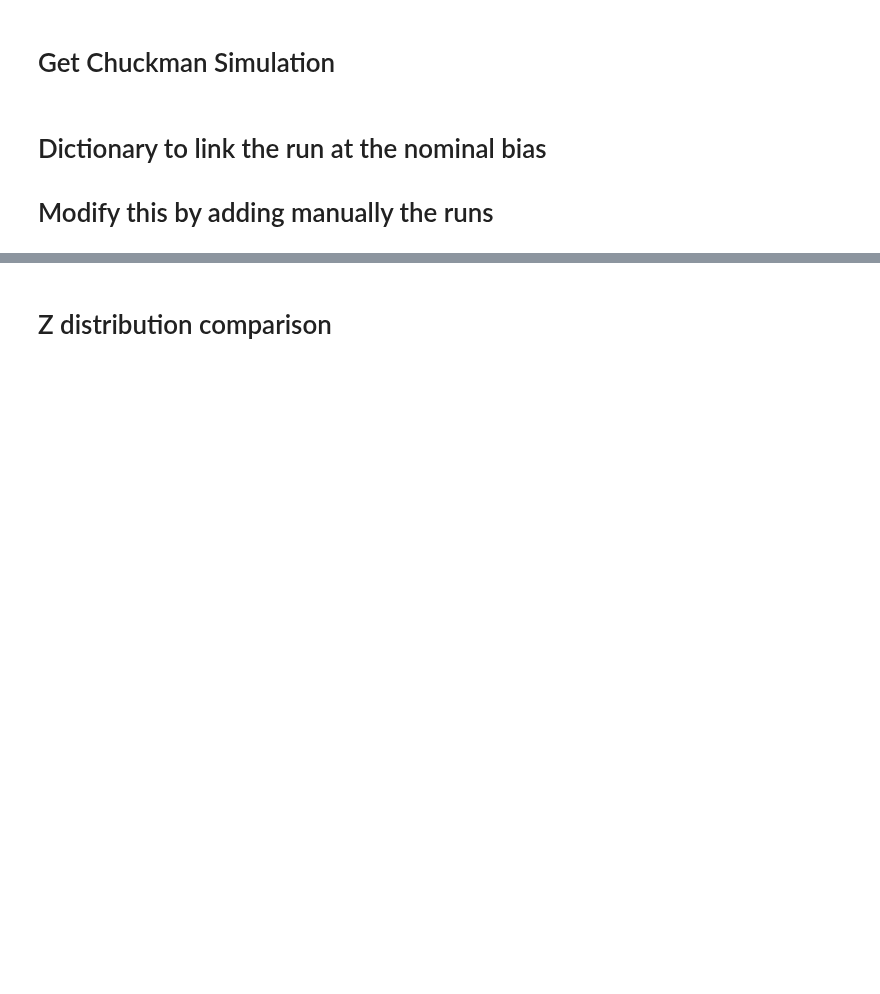
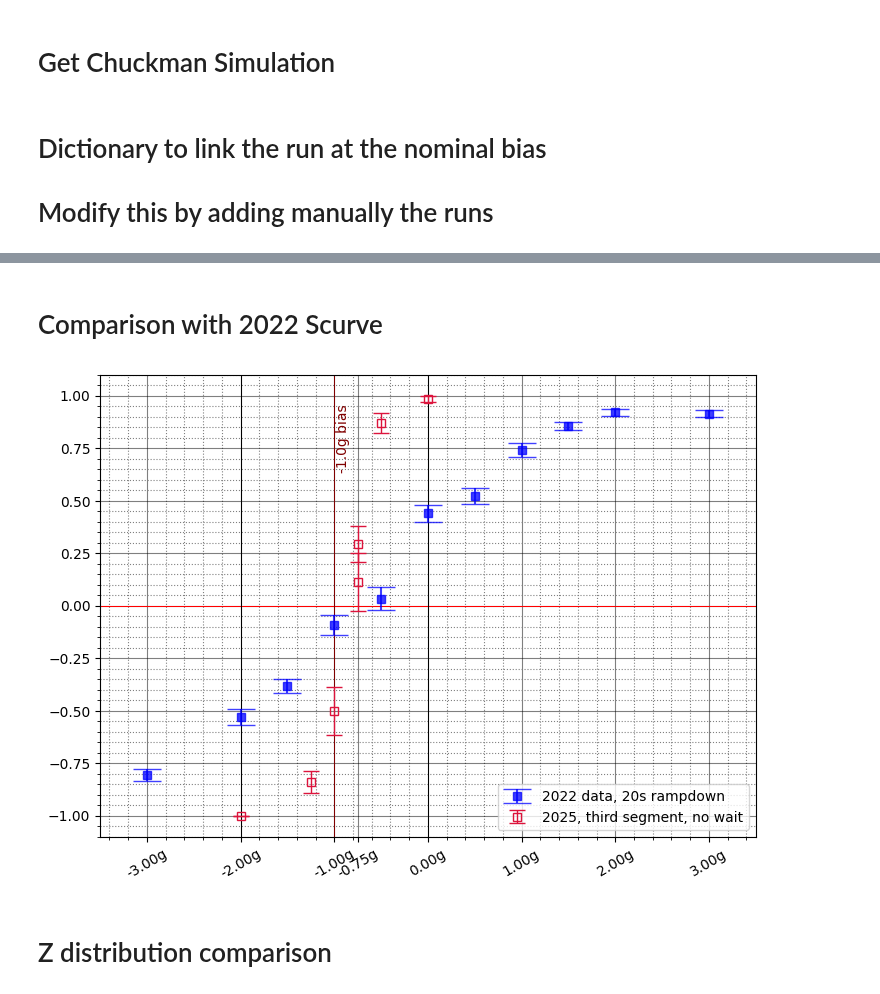
Before and after one commit to Adrianodelvincio/alphag_frequentist_analysis_2025, a Jupyter notebook: v1/Preliminary_Scurve_2025.ipynb, the cells around one changed output, grey strips where cells are left out. Cells and saved outputs as stored; diff of their text form; code cells hidden in the pictures; blank space fills up the shorter version.

```diff
--- a/v1/Preliminary_Scurve_2025.ipynb
+++ b/v1/Preliminary_Scurve_2025.ipynb
@@ -337,3 +442,47 @@ with open("data.txt", "w") as file:
+# %% [markdown]
+# Comparison with 2022 Scurve
+# %%
+Asym      = np.load('../2022_scurve/Asym.npy')
+#Loc_Magb  = np.load('../2022_scurve/Loc_Magb.npy')
+dAsym     = np.load('../2022_scurve/dAsym.npy')
+#dLoc_Magb = np.load('../2022_scurve/dLoc_Magb.npy')
+mapping   = np.load('../2022_scurve/mapping.npy')
+#Si  = np.load('../2022_scurve/Si.npy')
+#Si0 = np.load('../2022_scurve/Si0.npy')
+
+#scurve_20s = .5 * (1 - Asym)
+scurve_20s = -Asym
+#scurve_20s =  scurve_20s* (1 - D_efficiency_20s) /(1 + D_efficiency_20s  * (1 - 2* scurve_20s))
+dscurve_20s = .5 * dAsym
+
+plt.figure(2, figsize  = (1.41*6, 6))
+plt.grid()
+plt.minorticks_on()
+plt.grid(which='major', linestyle='-', color='black', alpha = 0.5) #Griglia maggiore: linea continua nera
+plt.grid(which='minor', linestyle=':', color='gray') #Griglia minore: linea tratteggiata grigia
+plt.ylim(-1.1,1.1)
+plt.xlim(-3.5,3.5)
+plt.axhline(0.0, linestyle = "-",  color = "red",    alpha = 1, linewidth = 0.75)
+#plt.text(-2.9, 0.005, "balance escape 0.0", color = "red")
+plt.axvline(0,   linestyle = "-",  color = "black",  linewidth = 0.75)
+plt.axvline(-2,   linestyle = "-",  color = "black",  linewidth = 0.75)
+plt.axvline(-1,  linestyle = "-", color = "maroon", linewidth = 0.75)
+plt.text( -1. + 0.02, 0.65, "-1.0g bias", rotation = 90, color = "maroon")
+labels = [-3, -2, -1, -.75,  0, 1, 2, 3]
+plt.xticks(labels,[f"{item:.2f}g" for item in labels], rotation = 30)      # etichette
+
+#2022 Scurve
+plt.errorbar(mapping/10, scurve_20s, dscurve_20s, marker = "s" , color = 'blue', label = '2022 data, 20s rampdown', markersize = 6, capsize = 10, linestyle = '', alpha = 0.75)
+
+# 2025 third segment
+plt.errorbar(bias, S_ramp3, dS_ramp3, marker = "s", markersize = 6, markerfacecolor='none', color = "crimson", capsize = 6, elinewidth=1, linestyle = "", label = "2025, third segment, no wait")
+#plt.errorbar(bias, S_ramp3_wait, dS_ramp3_wait, marker = "^", markersize = 6, color = "crimson", capsize = 6, elinewidth=1, linestyle = "", label = "including wait")
+#plt.errorbar(bias, S_ramp3_onlywait, dS_ramp3_onlywait, marker = "*", markerfacecolor='none', markersize = 6, color = "crimson", capsize = 6, elinewidth=1, linestyle = "", label = "only wait")
+#plt.errorbar(bias, S_boiloff, dS_boiloff, marker = "^", markerfacecolor='none', markersize = 6, color = "crimson", capsize = 6, elinewidth=1, linestyle = "", label = "boiloff")
+plt.legend()
+plt.savefig("comparison_s_curve.png")
+# %% [output]
+[figure, added]
 # %%
 mirG_center = -415
 mirA_center = -671
```
Also changed, not shown: parts of 9 cells of this notebook, 4 other files.
